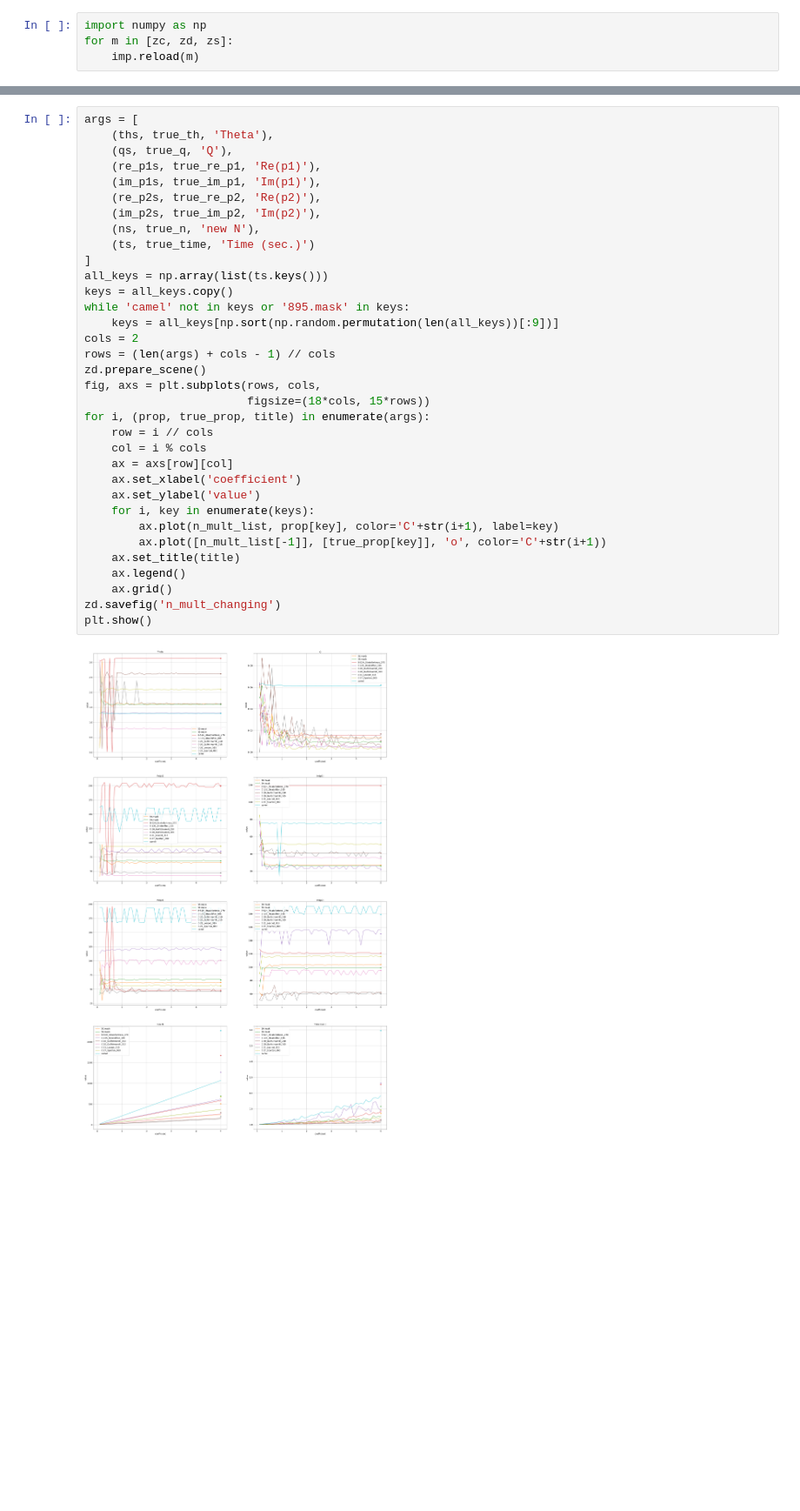
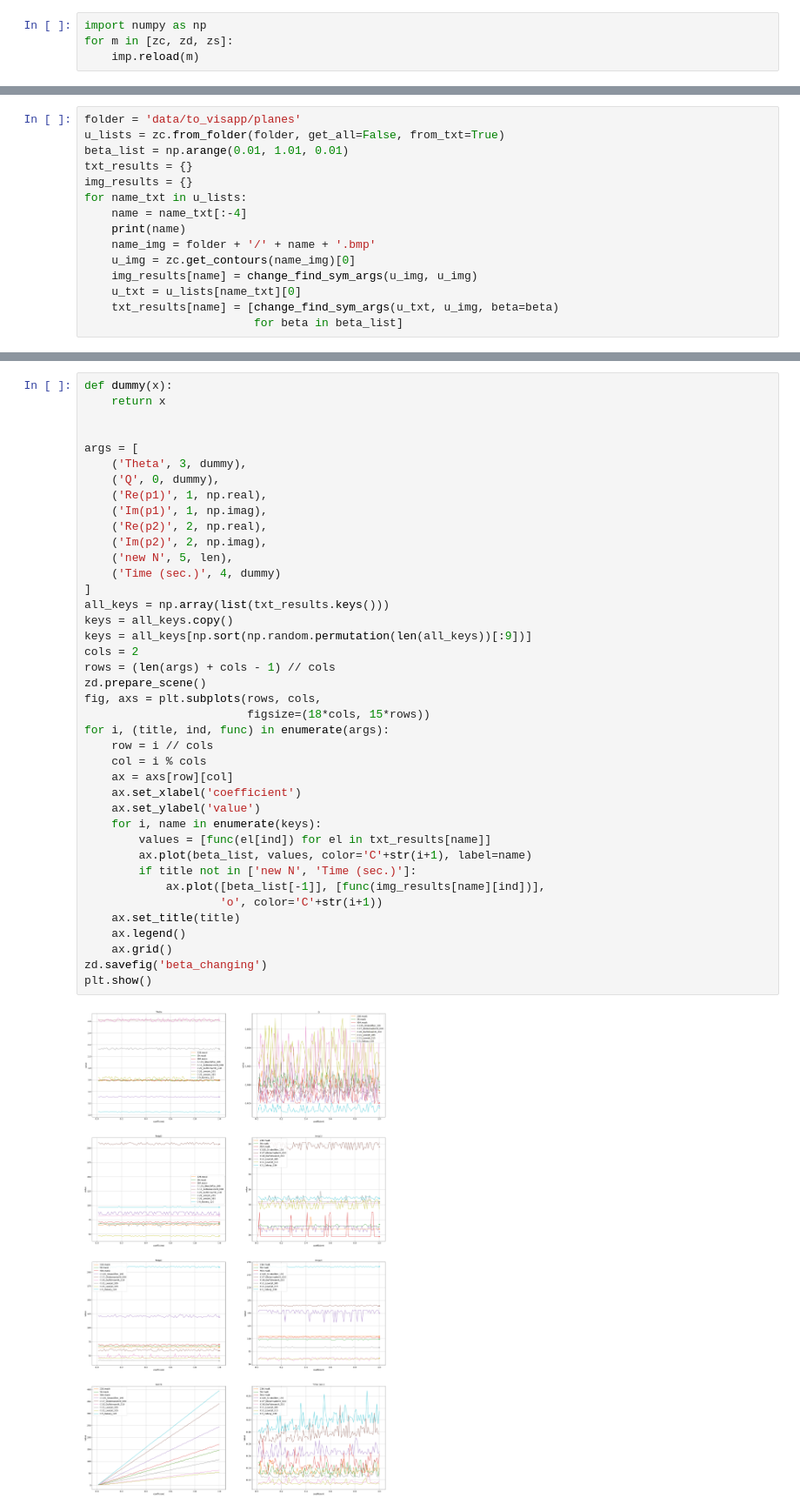
Before and after one commit to 1alexandra/mirror-symmetry, a Jupyter notebook: sym.ipynb, the cells around one changed output, grey strips where cells are left out. Shown at 87% size. Drawn from its saved outputs; the diff is of its cells as text; blank space fills up the shorter version.

Commit message:
beta changing experiment, remove eps filter method

```diff
--- a/sym.ipynb
+++ b/sym.ipynb
@@ -99,0 +31,15 @@ camel
+# %%
+folder = 'data/to_visapp/planes'
+u_lists = zc.from_folder(folder, get_all=False, from_txt=True)
+beta_list = np.arange(0.01, 1.01, 0.01)
+txt_results = {}
+img_results = {}
+for name_txt in u_lists:
+    name = name_txt[:-4]
+    print(name)
+    name_img = folder + '/' + name + '.bmp'
+    u_img = zc.get_contours(name_img)[0]
+    img_results[name] = change_find_sym_args(u_img, u_img)
+    u_txt = u_lists[name_txt][0]
+    txt_results[name] = [change_find_sym_args(u_txt, u_img, beta=beta)
+                         for beta in beta_list]
@@ -100,36 +67,42 @@ camel
 # %%
+def dummy(x):
+    return x
+
+
 args = [
-    (ths, true_th, 'Theta'),
-    (qs, true_q, 'Q'),
-    (re_p1s, true_re_p1, 'Re(p1)'),
-    (im_p1s, true_im_p1, 'Im(p1)'),
-    (re_p2s, true_re_p2, 'Re(p2)'),
-    (im_p2s, true_im_p2, 'Im(p2)'),
-    (ns, true_n, 'new N'),
-    (ts, true_time, 'Time (sec.)')
+    ('Theta', 3, dummy),
+    ('Q', 0, dummy),
+    ('Re(p1)', 1, np.real),
+    ('Im(p1)', 1, np.imag),
+    ('Re(p2)', 2, np.real),
+    ('Im(p2)', 2, np.imag),
+    ('new N', 5, len),
+    ('Time (sec.)', 4, dummy)
 ]
-all_keys = np.array(list(ts.keys()))
+all_keys = np.array(list(txt_results.keys()))
 keys = all_keys.copy()
-while 'camel' not in keys or '895.mask' in keys:
-    keys = all_keys[np.sort(np.random.permutation(len(all_keys))[:9])]
+keys = all_keys[np.sort(np.random.permutation(len(all_keys))[:9])]
 cols = 2
 rows = (len(args) + cols - 1) // cols
 zd.prepare_scene()
 fig, axs = plt.subplots(rows, cols,
                         figsize=(18*cols, 15*rows))
-for i, (prop, true_prop, title) in enumerate(args):
+for i, (title, ind, func) in enumerate(args):
     row = i // cols
     col = i % cols
     ax = axs[row][col]
     ax.set_xlabel('coefficient')
     ax.set_ylabel('value')
-    for i, key in enumerate(keys):
-        ax.plot(n_mult_list, prop[key], color='C'+str(i+1), label=key)
-        ax.plot([n_mult_list[-1]], [true_prop[key]], 'o', color='C'+str(i+1))
+    for i, name in enumerate(keys):
+        values = [func(el[ind]) for el in txt_results[name]]
+        ax.plot(beta_list, values, color='C'+str(i+1), label=name)
+        if title not in ['new N', 'Time (sec.)']:
+            ax.plot([beta_list[-1]], [func(img_results[name][ind])],
+                    'o', color='C'+str(i+1))
     ax.set_title(title)
     ax.legend()
     ax.grid()
-zd.savefig('n_mult_changing')
+zd.savefig('beta_changing')
 plt.show()
 # %% [output]
-[figure, old version]
+[figure, new version]
```
Also changed, not shown: parts of 9 cells of this notebook, 2 other files.
